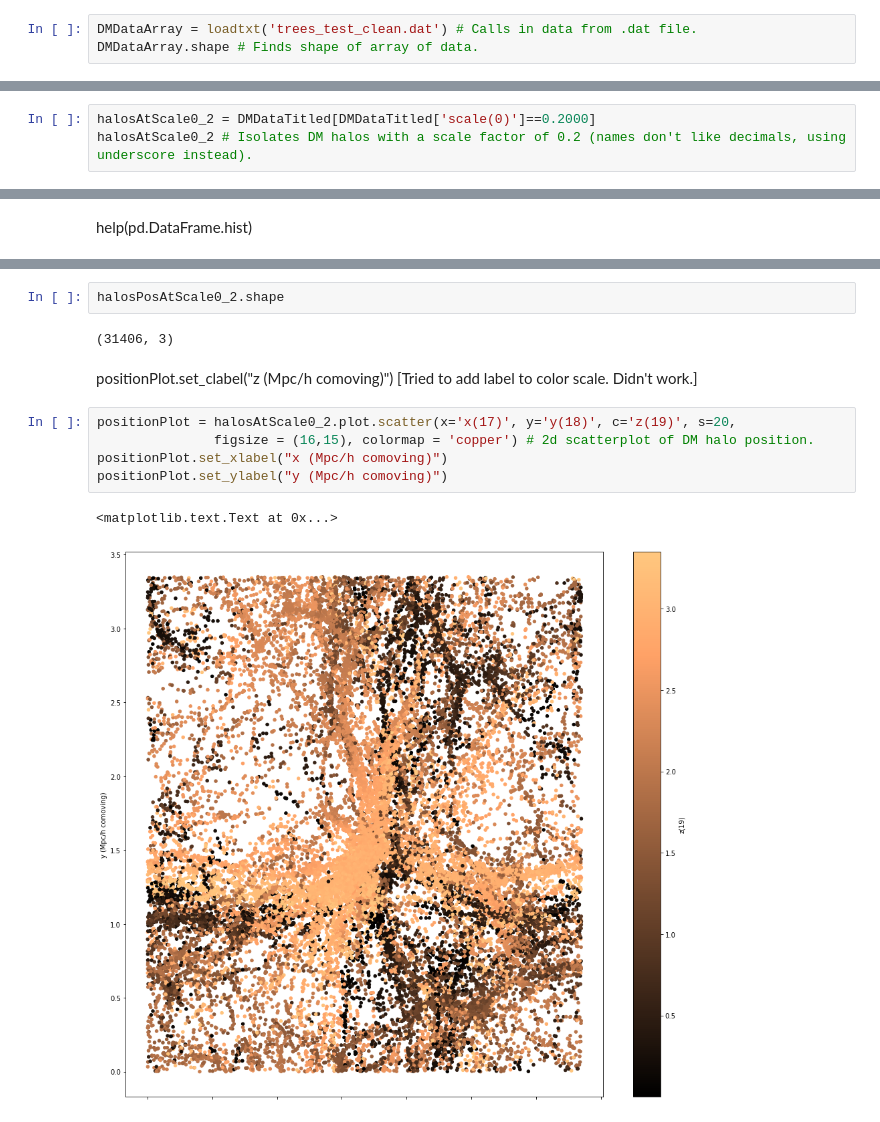
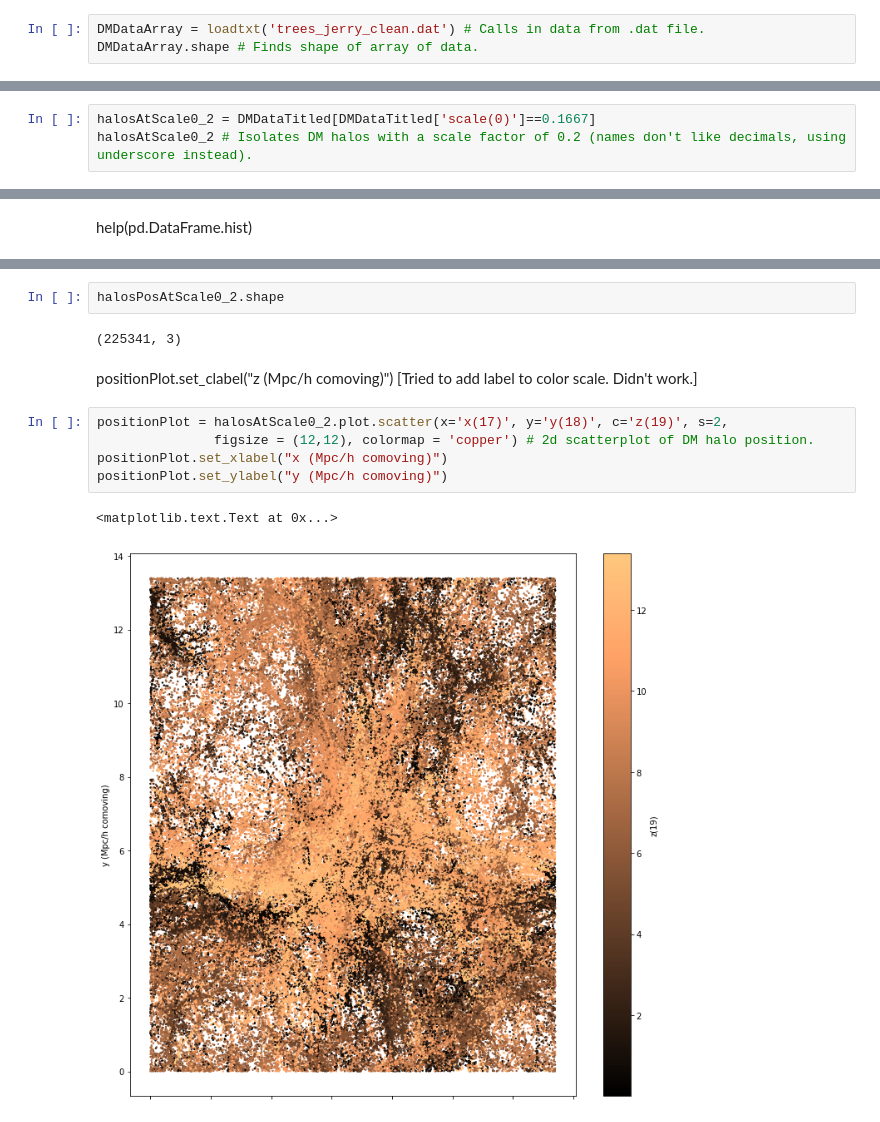
Before and after one commit to jortiz630/Dark-Matter-Tree-Data, a Jupyter notebook: DMDataAnalysis_py2.ipynb, the cells around one changed output, grey strips where cells are left out. Saved outputs shown, nothing was run; the diff lists cells and outputs as text.

```diff
--- a/DMDataAnalysis_py2.ipynb
+++ b/DMDataAnalysis_py2.ipynb
@@ -9,6 +9,6 @@ import pandas as pd
 # pd.set_option('display.max_columns', None)
 # pd.set_option('display.max_rows', None)
 # %%
-DMDataArray = loadtxt('trees_test_clean.dat') # Calls in data from .dat file.
+DMDataArray = loadtxt('trees_jerry_clean.dat') # Calls in data from .dat file.
 DMDataArray.shape # Finds shape of array of data.
 # %% [output]
@@ -49,5 +49,5 @@ DMDataTitled # Adds titles to columns and arranges array into fancy table (DataF
 # %%
-halosAtScale0_2 = DMDataTitled[DMDataTitled['scale(0)']==0.2000]
+halosAtScale0_2 = DMDataTitled[DMDataTitled['scale(0)']==0.1667]
 halosAtScale0_2 # Isolates DM halos with a scale factor of 0.2 (names don't like decimals, using underscore instead).
 # %% [output]
 |  | scale(0) | id(1) | desc_scale(2) | desc_id(3) | num_prog(4) | pid(5) | upid(6) | desc_pid(7) | phantom(8) | ... |
@@ -144,18 +144,18 @@ halosPosAtScale0_2 # DataFrame of DM halos and only their position (x,y,z) at sc
 # %%
 halosPosAtScale0_2.shape
 # %% [output]
-(31406, 3)
+(225341, 3)
 # %% [markdown]
 positionPlot.set_clabel("z (Mpc/h comoving)")
 [Tried to add label to color scale. Didn't work.]
 # %%
-positionPlot = halosAtScale0_2.plot.scatter(x='x(17)', y='y(18)', c='z(19)', s=20,
-               figsize = (16,15), colormap = 'copper') # 2d scatterplot of DM halo position.
+positionPlot = halosAtScale0_2.plot.scatter(x='x(17)', y='y(18)', c='z(19)', s=2,
+               figsize = (12,12), colormap = 'copper') # 2d scatterplot of DM halo position.
 positionPlot.set_xlabel("x (Mpc/h comoving)")
 positionPlot.set_ylabel("y (Mpc/h comoving)")
 # %% [output]
 <matplotlib.text.Text at 0x...>
-[figure, old version]
+[figure, new version]
 # %%
 xMaxMass = mass.idxmax()
 yMaxMass = mass.max()
```
Also changed, not shown: parts of 18 cells of this notebook.
